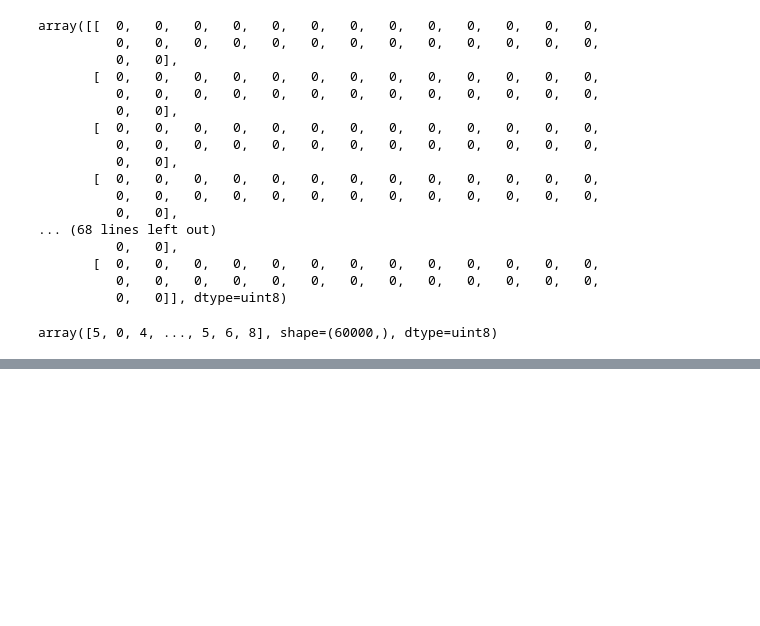
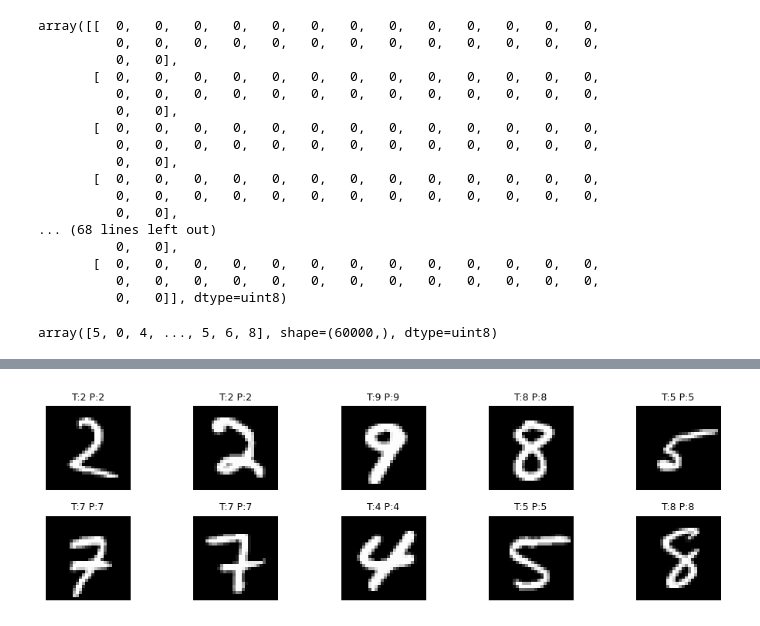
Before and after one commit to arybadj/deep-learning, a Jupyter notebook: mnist dl tensorflow/app.ipynb, the cells around one changed output, grey strips where cells are left out. Drawn from its saved outputs; the diff is of its cells as text; code cells hidden in the pictures; blank space fills up the shorter version.

```diff
--- a/mnist dl tensorflow/app.ipynb
+++ b/mnist dl tensorflow/app.ipynb
@@ -112,0 +204,26 @@ array([5, 0, 4, ..., 5, 6, 8], shape=(60000,), dtype=uint8)
+# %%
+import numpy as np
+import matplotlib.pyplot as plt
+
+def show_random_predictions(model, x_test, y_test_cat, n=10):
+    plt.figure(figsize=(10, 3))  # small images
+
+    for i in range(n):
+        idx = np.random.randint(0, x_test.shape[0])
+        img = x_test[idx]
+        true_label = np.argmax(y_test_cat[idx])
+
+        pred = model.predict(img.reshape(1, 28, 28), verbose=0)
+        pred_label = np.argmax(pred)
+
+        plt.subplot(2, 5, i+1)
+        plt.imshow(img, cmap='gray')
+        plt.axis('off')
+        plt.title(f"T:{true_label} P:{pred_label}", fontsize=9)
+
+    plt.tight_layout()
+    plt.show()
+# %%
+show_random_predictions(model, x_test, y_test_cat, n=10)
+# %% [output]
+[figure, added]
```
Also changed, not shown: parts of 22 cells of this notebook.
